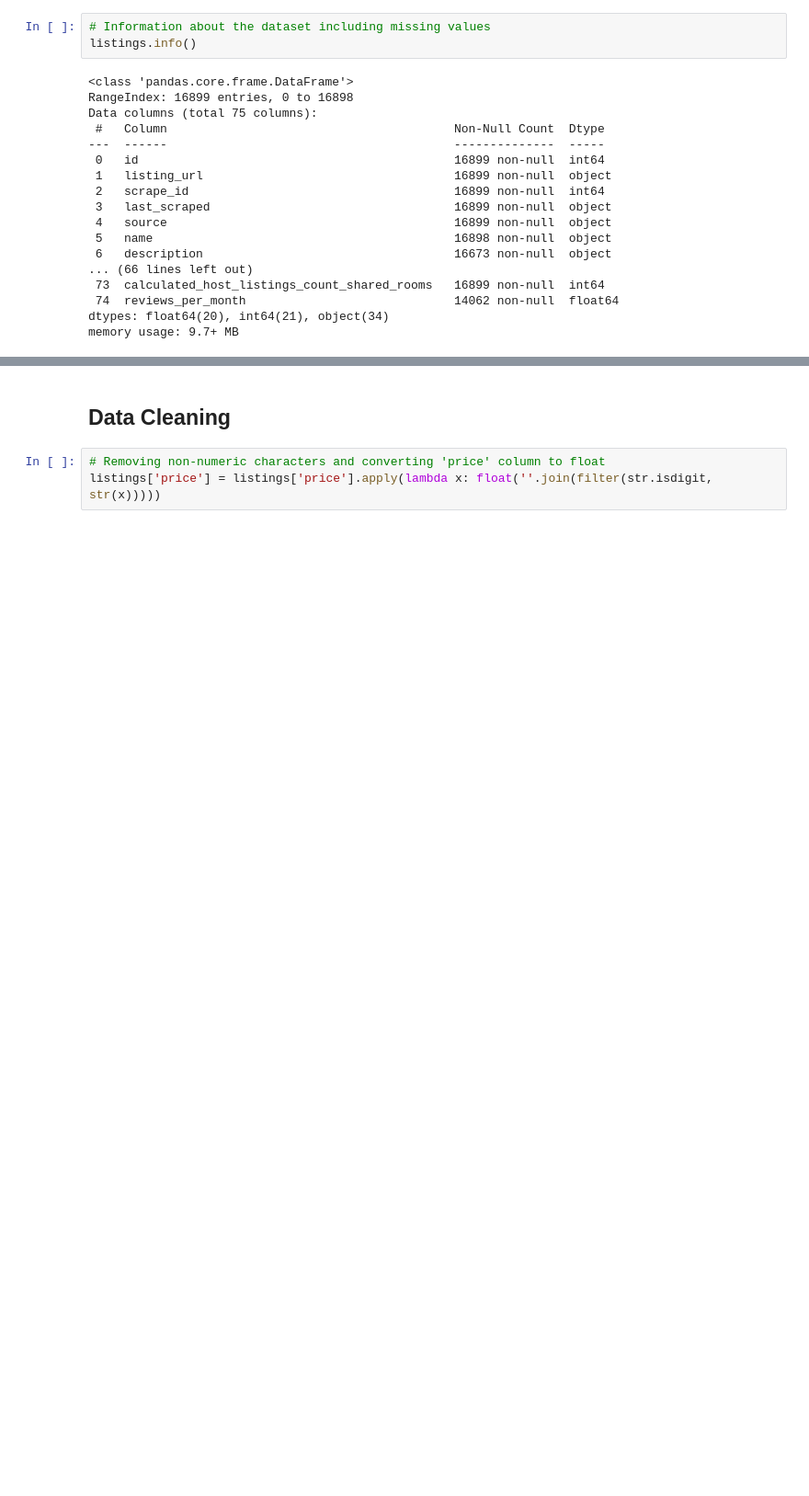
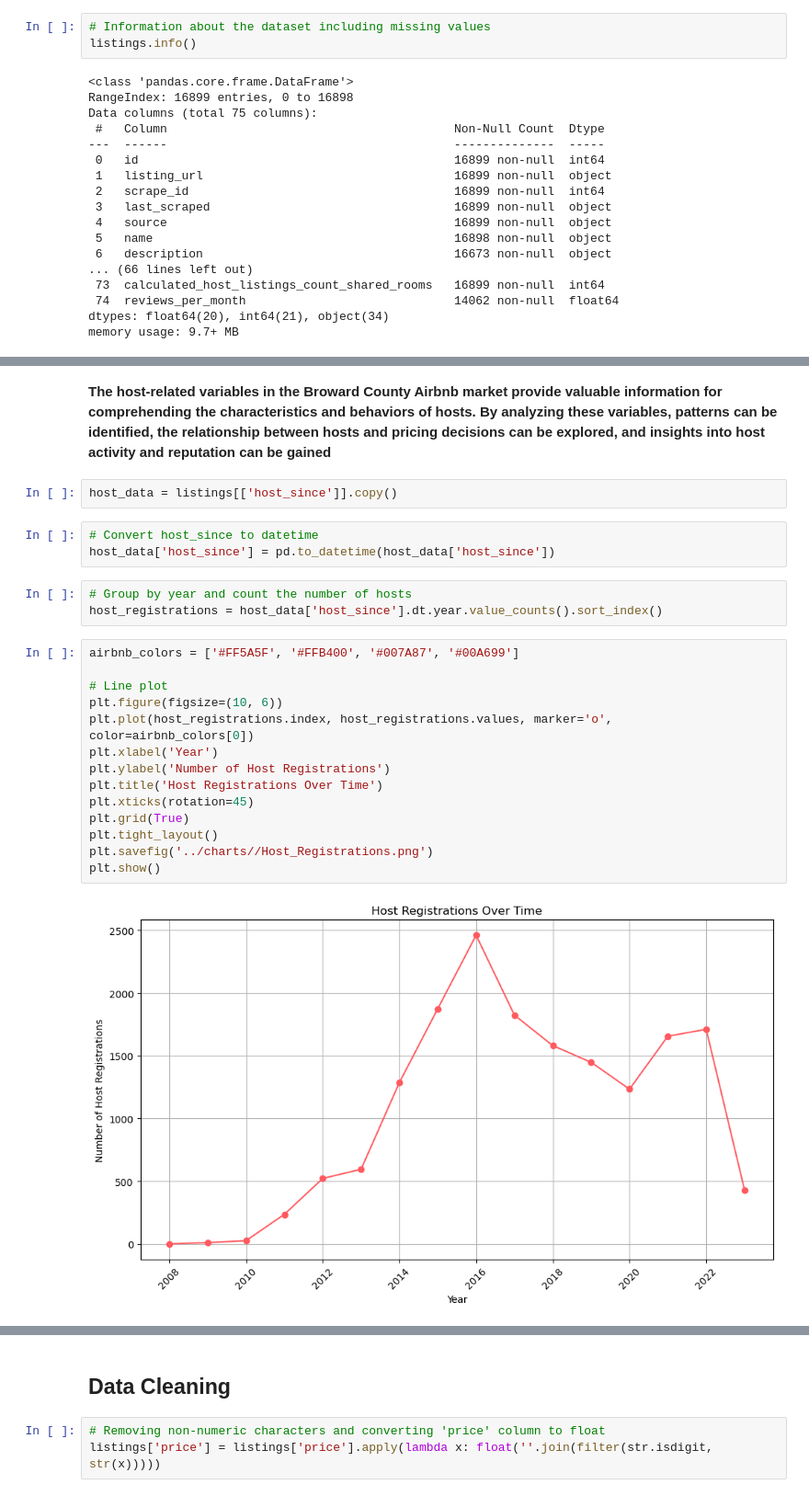
Before and after one commit to Rpierre98/Airbnb-Price-Predictions-Florida-Edition, a Jupyter notebook: code/Data cleaning-EDA.ipynb, the cells around one changed output, grey strips where cells are left out. Shown at 92% size. Cells and saved outputs as stored; diff of their text form; blank space fills up the shorter version.

```diff
--- a/code/Data cleaning-EDA.ipynb
+++ b/code/Data cleaning-EDA.ipynb
@@ -112,0 +114,26 @@ memory usage: 9.7+ MB
+# %% [markdown]
+**The host-related variables in the Broward County Airbnb market provide valuable information for comprehending the characteristics and behaviors of hosts. By analyzing these variables, patterns can be identified, the relationship between hosts and pricing decisions can be explored, and insights into host activity and reputation can be gained**
+# %%
+host_data = listings[['host_since']].copy()
+# %%
+# Convert host_since to datetime
+host_data['host_since'] = pd.to_datetime(host_data['host_since'])
+# %%
+# Group by year and count the number of hosts
+host_registrations = host_data['host_since'].dt.year.value_counts().sort_index()
+# %%
+airbnb_colors = ['#FF5A5F', '#FFB400', '#007A87', '#00A699']
+
+# Line plot
+plt.figure(figsize=(10, 6))
+plt.plot(host_registrations.index, host_registrations.values, marker='o', color=airbnb_colors[0])
+plt.xlabel('Year')
+plt.ylabel('Number of Host Registrations')
+plt.title('Host Registrations Over Time')
+plt.xticks(rotation=45)
+plt.grid(True)
+plt.tight_layout()
+plt.savefig('../charts//Host_Registrations.png')
+plt.show()
+# %% [output]
+[figure, added]
```
Also changed, not shown: parts of 19 cells of this notebook, 8 other files.
